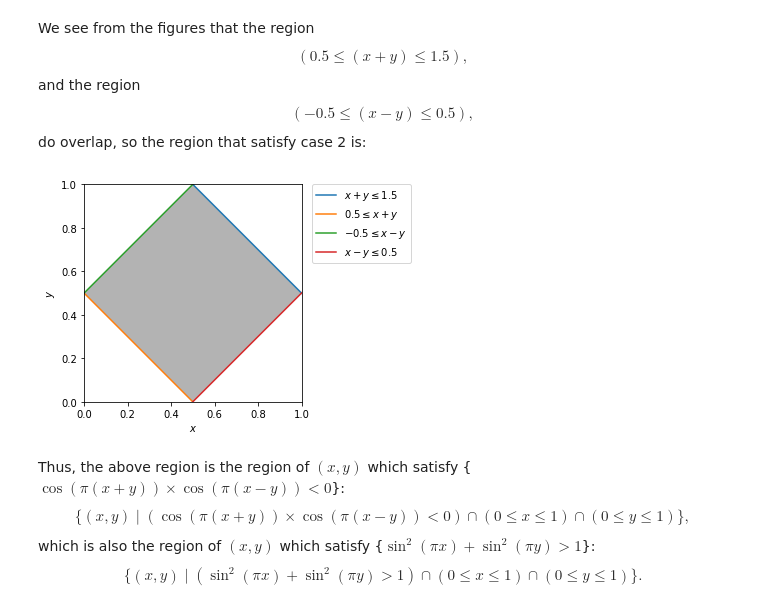
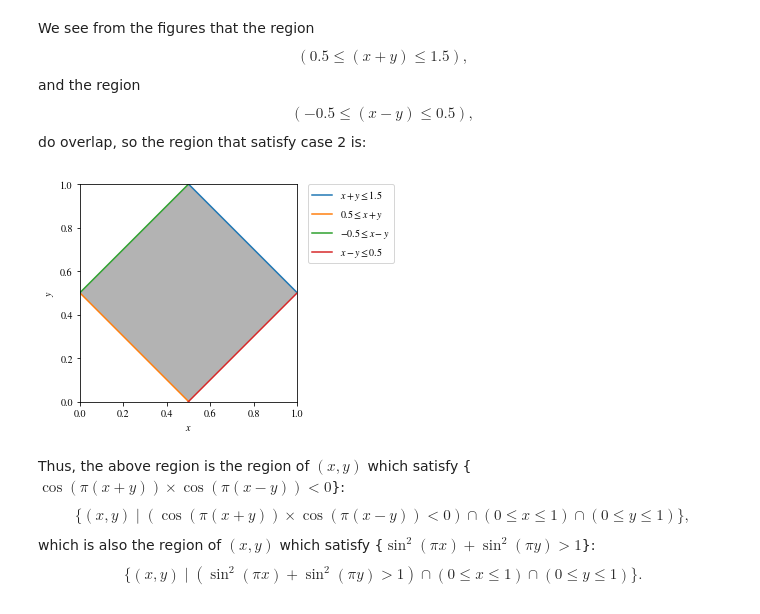
Before and after one commit to ivansetiawantky/welovemath, a Jupyter notebook: smak1/20200208_prob_sin2x/20200208_prob_sin2x.ipynb, the cells around one changed output. Saved outputs shown, nothing was run; the diff lists cells and outputs as text; code cells hidden in the pictures.

Commit message:
- Use better stix font (maybe cm is better) in matplotlib. - Use shrinkA, shrinkB=0 for better annotate_dim's arrow.

```diff
--- a/smak1/20200208_prob_sin2x/20200208_prob_sin2x.ipynb
+++ b/smak1/20200208_prob_sin2x/20200208_prob_sin2x.ipynb
@@ -109,6 +109,10 @@ Keeping in mind that $x \in [0, a]$ (with $0 \le a \le 1$) and $y \in [0, 1]$, b
 %matplotlib inline
 import numpy as np
 import matplotlib.pyplot as plt
+import matplotlib
+
+matplotlib.rcParams['mathtext.fontset'] = 'stix'
+matplotlib.rcParams['font.family'] = 'STIXGeneral'
 
 plt.subplot(1, 2, 1)
 xpy=np.arange(0, 0.5, 0.01)
@@ -177,6 +181,10 @@ which is shown in the above-right figure.
 %matplotlib inline
 import numpy as np
 import matplotlib.pyplot as plt
+import matplotlib
+
+matplotlib.rcParams['mathtext.fontset'] = 'stix'
+matplotlib.rcParams['font.family'] = 'STIXGeneral'
 
 plt.subplot(1, 2, 1)
 xmy=np.arange(-1, -0.5, 0.01)
@@ -268,6 +276,10 @@ do NOT overlap, so the region that satisfy case 1 does NOT exist.
 %matplotlib inline
 import numpy as np
 import matplotlib.pyplot as plt
+import matplotlib
+
+matplotlib.rcParams['mathtext.fontset'] = 'stix'
+matplotlib.rcParams['font.family'] = 'STIXGeneral'
 
 plt.subplot(1, 2, 1)
 xpy=np.arange(0, 0.5, 0.01)
@@ -334,6 +346,10 @@ which is shown in the above-right figure.
 %matplotlib inline
 import numpy as np
 import matplotlib.pyplot as plt
+import matplotlib
+
+matplotlib.rcParams['mathtext.fontset'] = 'stix'
+matplotlib.rcParams['font.family'] = 'STIXGeneral'
 
 plt.subplot(1, 2, 1)
 xmy=np.arange(-1, -0.5, 0.01)
@@ -421,38 +437,42 @@ do overlap, so the region that satisfy case 2 is:
 %matplotlib inline
 import numpy as np
 import matplotlib.pyplot as plt
+import matplotlib
+
+matplotlib.rcParams['mathtext.fontset'] = 'stix'
+matplotlib.rcParams['font.family'] = 'STIXGeneral'
 
 # plot the feasible region
 d = np.linspace(-2,2,1000)
 x,y = np.meshgrid(d,d)
 plt.imshow( ( (y>=0) & (y<=1) & (x>=0) & (x<=1) & (y<=1.5-x) & (y>= 0.5-x) &
                  (y>=0) & (y<=1) & (x>=0) & (x<=1) & (y<=x+0.5) & (y>= x-0.5)  ) .astype(int) ,
                 extent=(x.min(),x.max(),y.min(),y.max()),origin="lower", cmap="Greys", alpha = 0.3);
 
 # plot the lines defining the constraints
 x = np.linspace(-2, 2, 2000)
 y1 = 1.5 - x
 y2 = 0.5 - x
 y3 = x + 0.5
 y4 = x - 0.5
 
 # Make plot
 plt.plot(x, y1, label=r'$x+y \leq 1.5$')
 plt.plot(x, y2, label=r'$0.5 \leq x+y$')
 plt.plot(x, y3, label=r'$-0.5 \leq x-y $')
 plt.plot(x, y4, label=r'$x-y \leq 0.5$')
 
 plt.axis("scaled")
 # plt.grid(True)
 plt.xlim(0,1)
 plt.ylim(0,1)
 plt.legend(bbox_to_anchor=(1.05, 1), loc=2, borderaxespad=0.)
 plt.xlabel(r'$x$')
 plt.ylabel(r'$y$')
 
 plt.show()
 # %% [output]
-[figure, old version]
+[figure, new version]
 # %%
 %%latex
 Thus, the above region is the region of $(x, y)$ which satisfy \{$\cos(\pi(x+y)) \times \cos(\pi(x-y)) \lt 0$\}:
```
Also changed, not shown: parts of 6 cells of this notebook, 1 other file.
